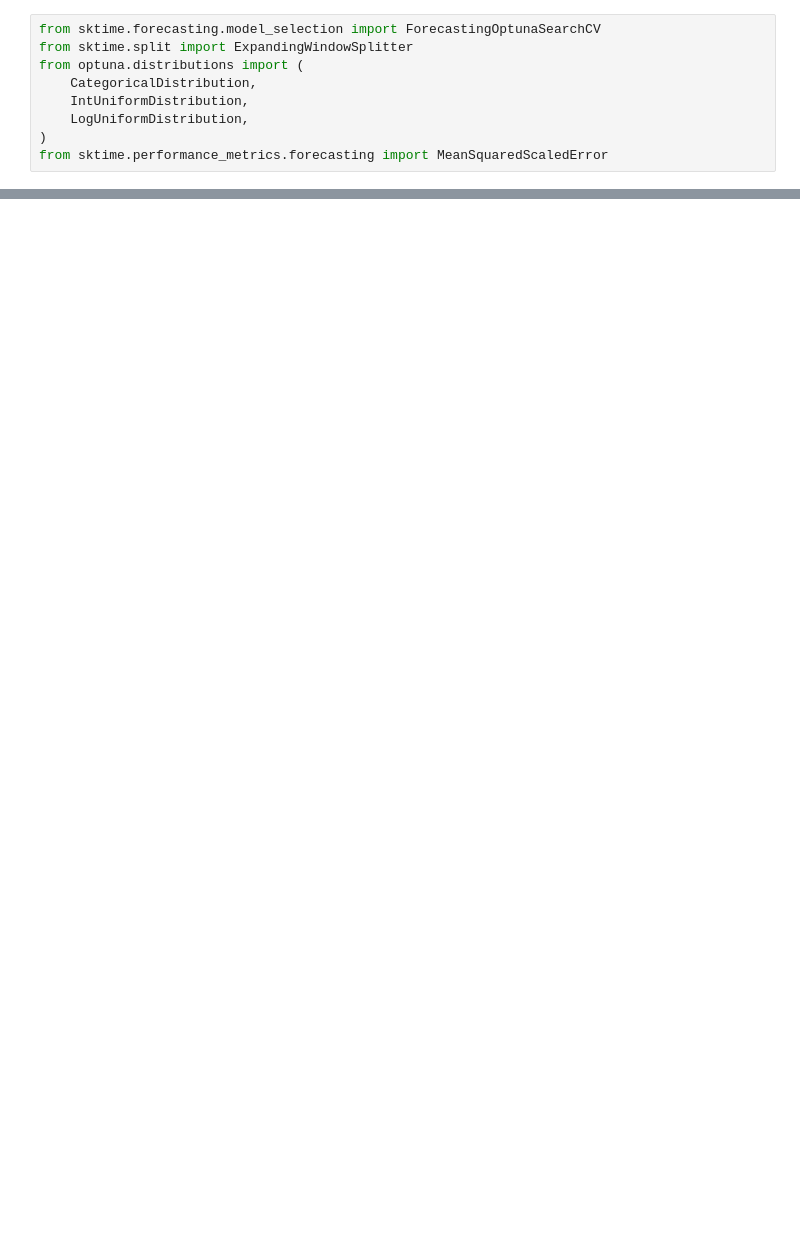
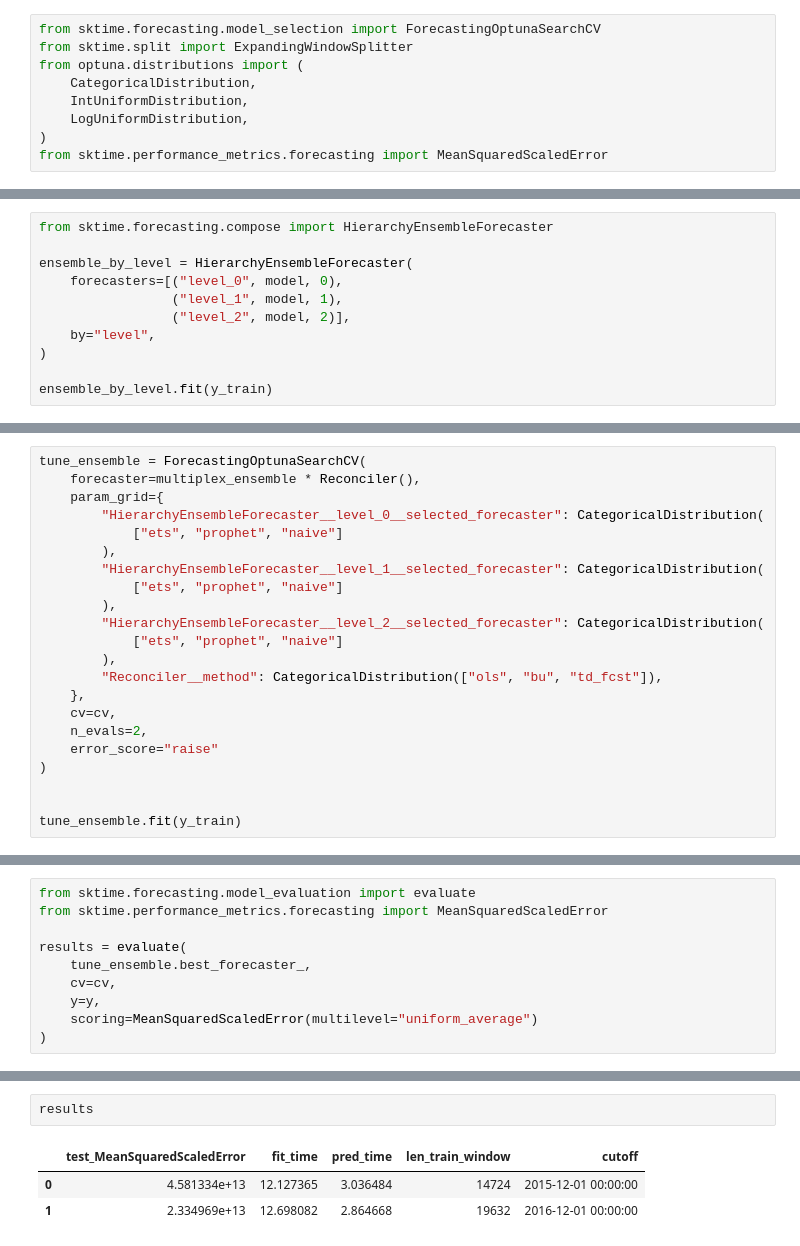
Before and after one commit to sktime/sktime-tutorial-euroscipy2024, a Jupyter notebook: notebooks/02_hierarchical_forecasting.ipynb, the cells around one changed output, grey strips where cells are left out. Cells and saved outputs as stored; diff of their text form; blank space fills up the shorter version.

```diff
--- a/notebooks/02_hierarchical_forecasting.ipynb
+++ b/notebooks/02_hierarchical_forecasting.ipynb
@@ -628,0 +424,11 @@ metric(y_train=y_train, y_true=y_test, y_pred=test_predictions.loc[y_test.index]
+# %%
+from sktime.forecasting.compose import HierarchyEnsembleForecaster
+
+ensemble_by_level = HierarchyEnsembleForecaster(
+    forecasters=[("level_0", model, 0),
+                 ("level_1", model, 1),
+                 ("level_2", model, 2)],
+    by="level",
+)
+
+ensemble_by_level.fit(y_train)
@@ -628,0 +515,22 @@ metric(y_train=y_train, y_true=y_test, y_pred=test_predictions.loc[y_test.index]
+# %%
+tune_ensemble = ForecastingOptunaSearchCV(
+    forecaster=multiplex_ensemble * Reconciler(),
+    param_grid={
+        "HierarchyEnsembleForecaster__level_0__selected_forecaster": CategoricalDistribution(
+            ["ets", "prophet", "naive"]
+        ),
+        "HierarchyEnsembleForecaster__level_1__selected_forecaster": CategoricalDistribution(
+            ["ets", "prophet", "naive"]
+        ),
+        "HierarchyEnsembleForecaster__level_2__selected_forecaster": CategoricalDistribution(
+            ["ets", "prophet", "naive"]
+        ),
+        "Reconciler__method": CategoricalDistribution(["ols", "bu", "td_fcst"]),
+    },
+    cv=cv,
+    n_evals=2,
+    error_score="raise"
+)
+
+
+tune_ensemble.fit(y_train)
@@ -628,0 +580,10 @@ metric(y_train=y_train, y_true=y_test, y_pred=test_predictions.loc[y_test.index]
+# %%
+from sktime.forecasting.model_evaluation import evaluate
+from sktime.performance_metrics.forecasting import MeanSquaredScaledError
+
+results = evaluate(
+    tune_ensemble.best_forecaster_,
+    cv=cv,
+    y=y,
+    scoring=MeanSquaredScaledError(multilevel="uniform_average")
+)
@@ -628,0 +608,6 @@ metric(y_train=y_train, y_true=y_test, y_pred=test_predictions.loc[y_test.index]
+# %%
+results
+# %% [output]
+|  | test_MeanSquaredScaledError | fit_time | pred_time | len_train_window | cutoff |
+| 0 | 4.581334e+13 | 12.127365 | 3.036484 | 14724 | 2015-12-01 00:00:00 |
+| 1 | 2.334969e+13 | 12.698082 | 2.864668 | 19632 | 2016-12-01 00:00:00 |
```
Also changed, not shown: parts of 74 cells of this notebook, 3 other files.
